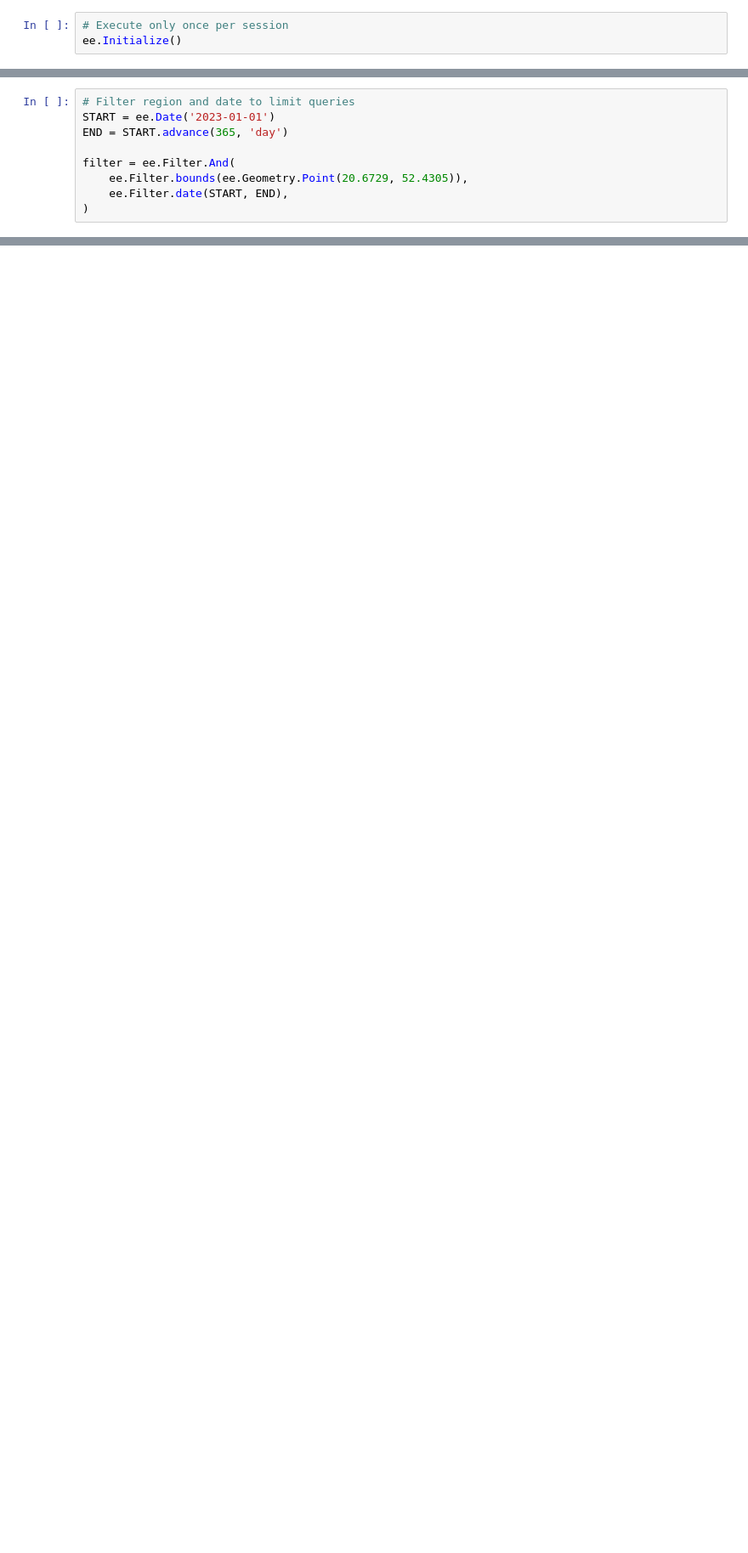
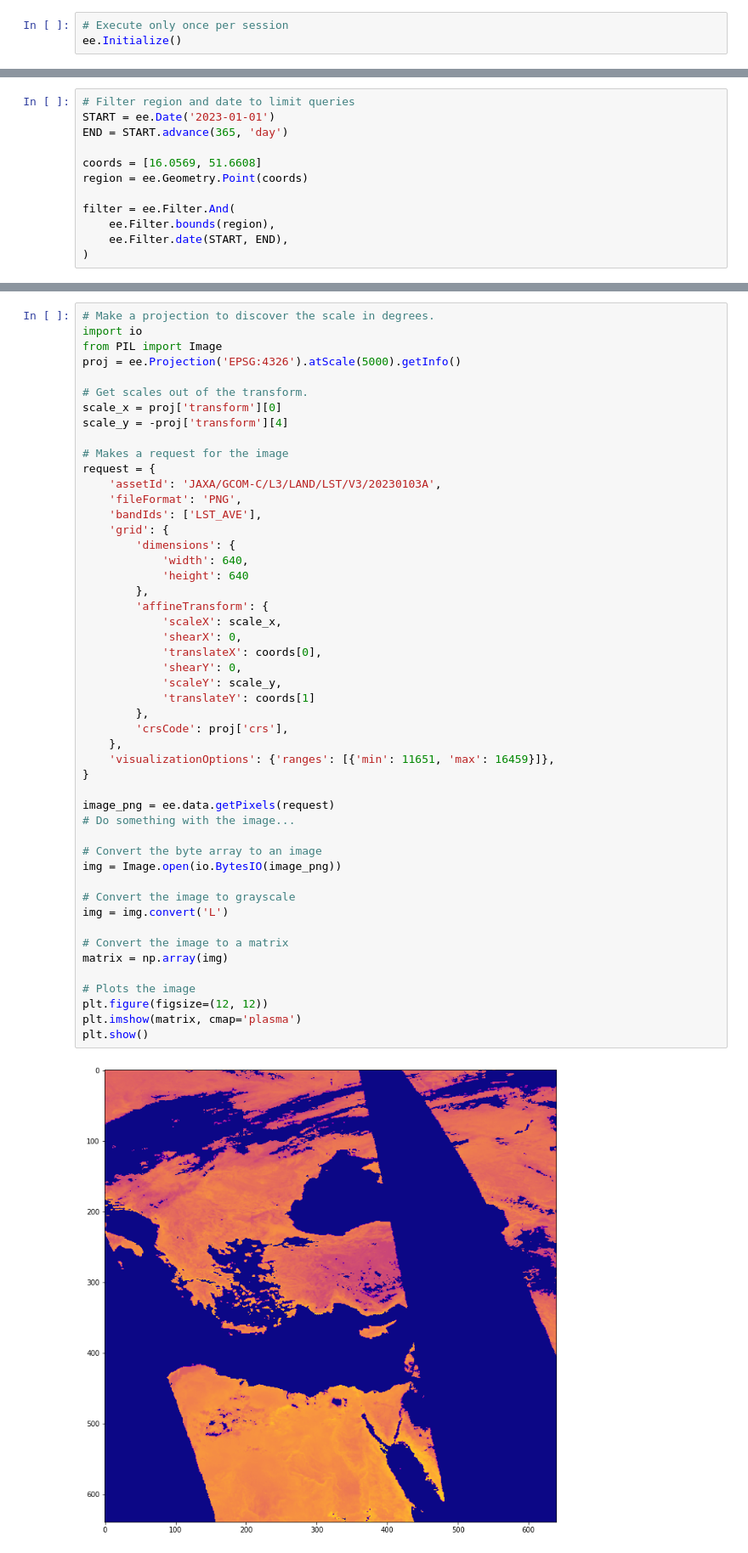
Before and after one commit to PRECORSIA/precorsia-computedocs, a Jupyter notebook: temperature-vegetation.ipynb, the cells around one changed output, grey strips where cells are left out. Shown: that part at 85% size. Cells and saved outputs as stored; diff of their text form; blank space fills up the shorter version.

Commit message:
working pull image as example - WIP DONOTUSE 🚧🚫

```diff
--- a/temperature-vegetation.ipynb
+++ b/temperature-vegetation.ipynb
@@ -50,8 +55,11 @@ img_list_amount = 10
 START = ee.Date('2023-01-01')
 END = START.advance(365, 'day')
 
+coords = [16.0569, 51.6608]
+region = ee.Geometry.Point(coords)
+
 filter = ee.Filter.And(
-    ee.Filter.bounds(ee.Geometry.Point(20.6729, 52.4305)),
+    ee.Filter.bounds(region),
     ee.Filter.date(START, END),
 )
 # %%
@@ -253,0 +120,51 @@ image_png = ee.data.getPixels(request)
+# %%
+# Make a projection to discover the scale in degrees.
+import io
+from PIL import Image
+proj = ee.Projection('EPSG:4326').atScale(5000).getInfo()
+
+# Get scales out of the transform.
+scale_x = proj['transform'][0]
+scale_y = -proj['transform'][4]
+
+# Makes a request for the image
+request = {
+    'assetId': 'JAXA/GCOM-C/L3/LAND/LST/V3/20230103A',
+    'fileFormat': 'PNG',
+    'bandIds': ['LST_AVE'],
+    'grid': {
+        'dimensions': {
+            'width': 640,
+            'height': 640
+        },
+        'affineTransform': {
+            'scaleX': scale_x,
+            'shearX': 0,
+            'translateX': coords[0],
+            'shearY': 0,
+            'scaleY': scale_y,
+            'translateY': coords[1]
+        },
+        'crsCode': proj['crs'],
+    },
+    'visualizationOptions': {'ranges': [{'min': 11651, 'max': 16459}]},
+}
+
+image_png = ee.data.getPixels(request)
+# Do something with the image...
+
+# Convert the byte array to an image
+img = Image.open(io.BytesIO(image_png))
+
+# Convert the image to grayscale
+img = img.convert('L')
+
+# Convert the image to a matrix
+matrix = np.array(img)
+
+# Plots the image
+plt.figure(figsize=(12, 12))
+plt.imshow(matrix, cmap='plasma')
+plt.show()
+# %% [output]
+[figure, added]
```
Also changed, not shown: parts of 10 cells of this notebook.
